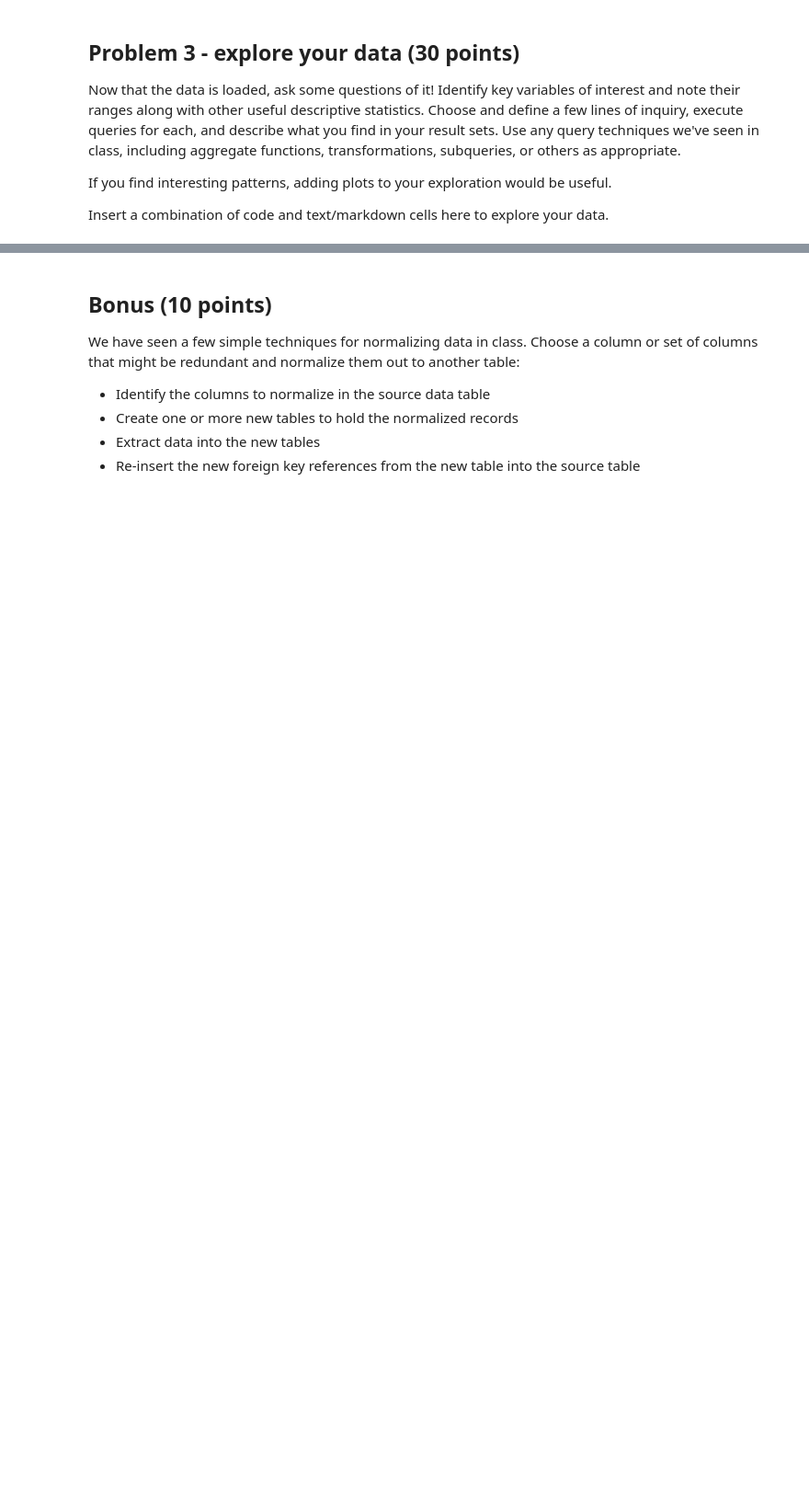
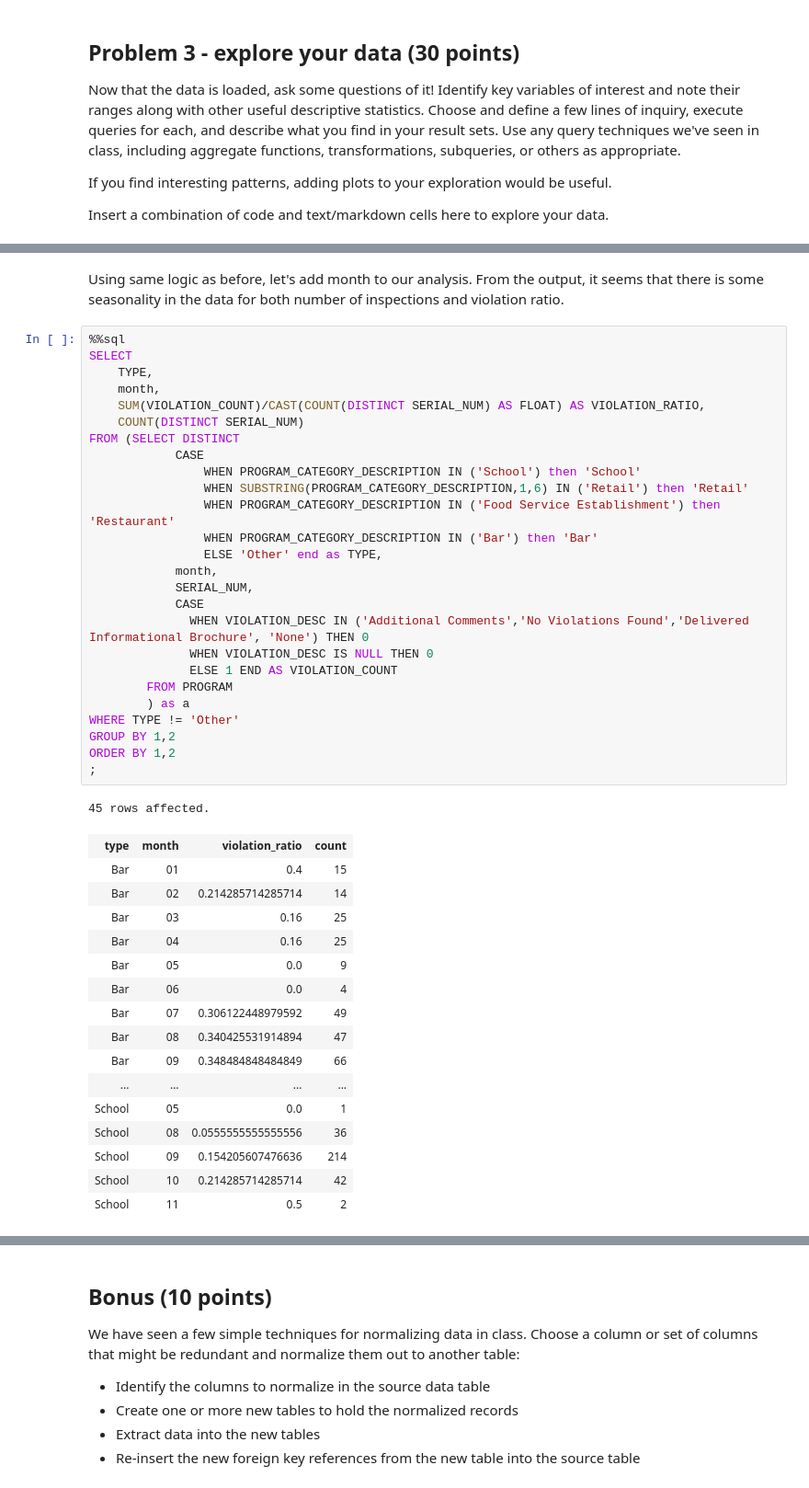
Before and after one commit to mwiener09/istm-6212, a Jupyter notebook: exercises/exercise-04.ipynb, the cells around one changed output, grey strips where cells are left out. Shown: that part at 92% size. Drawn from its saved outputs; the diff is of its cells as text; blank space fills up the shorter version.

```diff
--- a/exercises/exercise-04.ipynb
+++ b/exercises/exercise-04.ipynb
@@ -291,0 +485,46 @@ Insert a combination of code and text/markdown cells here to explore your data.
+# %% [markdown]
+Using same logic as before, let's add month to our analysis.  From the output, it seems that there is some seasonality in the data for both number of inspections and violation ratio.
+# %%
+%%sql
+SELECT
+    TYPE,
+    month,
+    SUM(VIOLATION_COUNT)/CAST(COUNT(DISTINCT SERIAL_NUM) AS FLOAT) AS VIOLATION_RATIO,
+    COUNT(DISTINCT SERIAL_NUM)
+FROM (SELECT DISTINCT
+            CASE
+                WHEN PROGRAM_CATEGORY_DESCRIPTION IN ('School') then 'School'
+                WHEN SUBSTRING(PROGRAM_CATEGORY_DESCRIPTION,1,6) IN ('Retail') then 'Retail'
+                WHEN PROGRAM_CATEGORY_DESCRIPTION IN ('Food Service Establishment') then 'Restaurant'
+                WHEN PROGRAM_CATEGORY_DESCRIPTION IN ('Bar') then 'Bar'
+                ELSE 'Other' end as TYPE,
+            month,
+            SERIAL_NUM,
+            CASE
+              WHEN VIOLATION_DESC IN ('Additional Comments','No Violations Found','Delivered Informational Brochure', 'None') THEN 0
+              WHEN VIOLATION_DESC IS NULL THEN 0
+              ELSE 1 END AS VIOLATION_COUNT
+        FROM PROGRAM
+        ) as a
+WHERE TYPE != 'Other'
+GROUP BY 1,2
+ORDER BY 1,2
+;
+# %% [output]
+45 rows affected.
+| type | month | violation_ratio | count |
+| Bar | 01 | 0.4 | 15 |
+| Bar | 02 | 0.214285714285714 | 14 |
+| Bar | 03 | 0.16 | 25 |
+| Bar | 04 | 0.16 | 25 |
+| Bar | 05 | 0.0 | 9 |
+| Bar | 06 | 0.0 | 4 |
+| Bar | 07 | 0.306122448979592 | 49 |
+| Bar | 08 | 0.340425531914894 | 47 |
+| Bar | 09 | 0.348484848484849 | 66 |
+| ... | ... | ... | ... |
+| School | 05 | 0.0 | 1 |
+| School | 08 | 0.0555555555555556 | 36 |
+| School | 09 | 0.154205607476636 | 214 |
+| School | 10 | 0.214285714285714 | 42 |
+| School | 11 | 0.5 | 2 |
```
Also changed, not shown: parts of 26 cells of this notebook.
